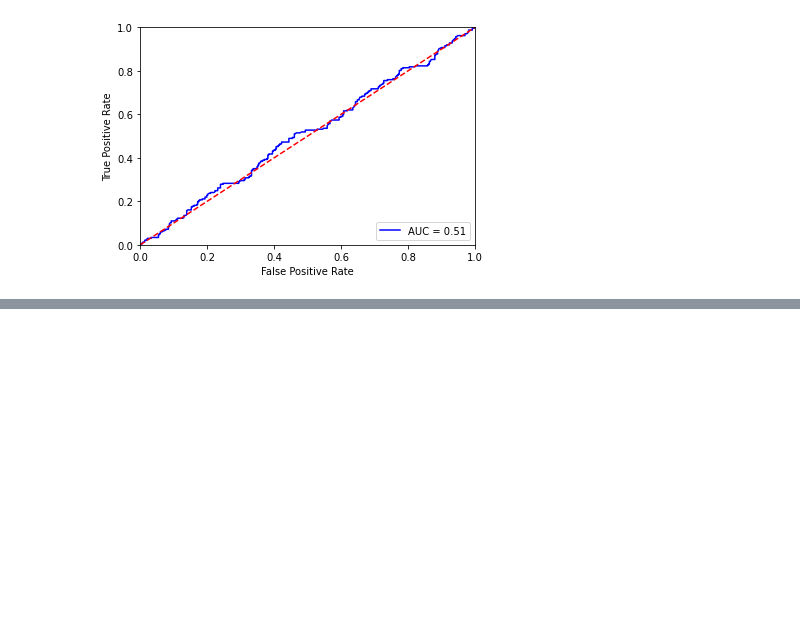
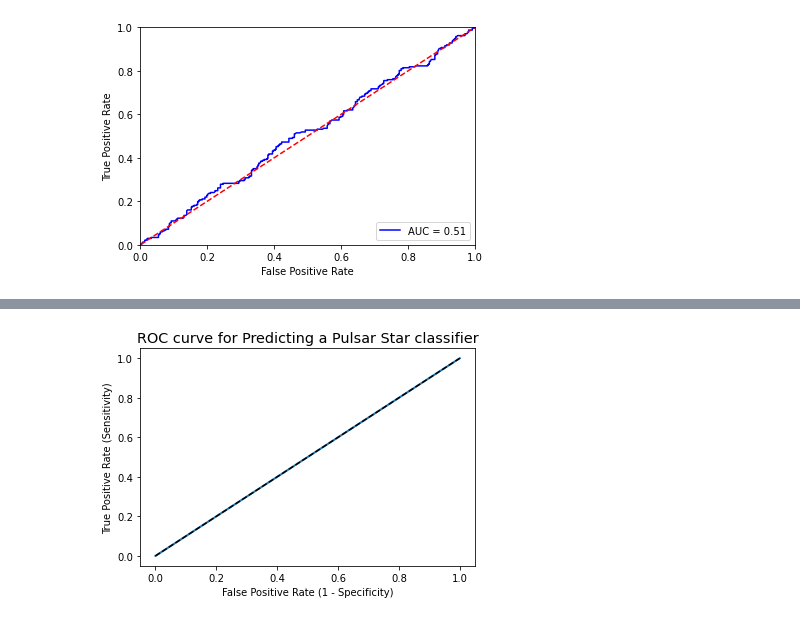
Before and after one commit to Hessah-Aljohaimy/AI-Project, a Jupyter notebook: AI_Project.ipynb, the cells around one changed output, grey strips where cells are left out. Cells and saved outputs as stored; diff of their text form; code cells hidden in the pictures; blank space fills up the shorter version.

```diff
--- a/AI_Project.ipynb
+++ b/AI_Project.ipynb
@@ -602,0 +673,11 @@ plt.show()
+# %%
+# Dropping the class label
+X = iris.drop(['Potability'], axis=1)
+
+y = iris['Potability']
+# %%
+# split X and y into training and testing sets
+
+from sklearn.model_selection import train_test_split
+
+X_train, X_test, y_train, y_test = train_test_split(X, y, test_size = 0.2, random_state = 1,stratify=y)
@@ -602,0 +740,24 @@ plt.show()
+# %%
+# plot ROC Curve
+
+from sklearn.metrics import roc_curve
+
+fpr, tpr, thresholds = roc_curve(y_test, y_pred_test)
+
+plt.figure(figsize=(6,4))
+
+plt.plot(fpr, tpr, linewidth=2)
+
+plt.plot([0,1], [0,1], 'k--' )
+
+plt.rcParams['font.size'] = 12
+
+plt.title('ROC curve for Predicting a Pulsar Star classifier')
+
+plt.xlabel('False Positive Rate (1 - Specificity)')
+
+plt.ylabel('True Positive Rate (Sensitivity)')
+
+plt.show()
+# %% [output]
+[figure, added]
```
Also changed, not shown: parts of 14 cells of this notebook.
